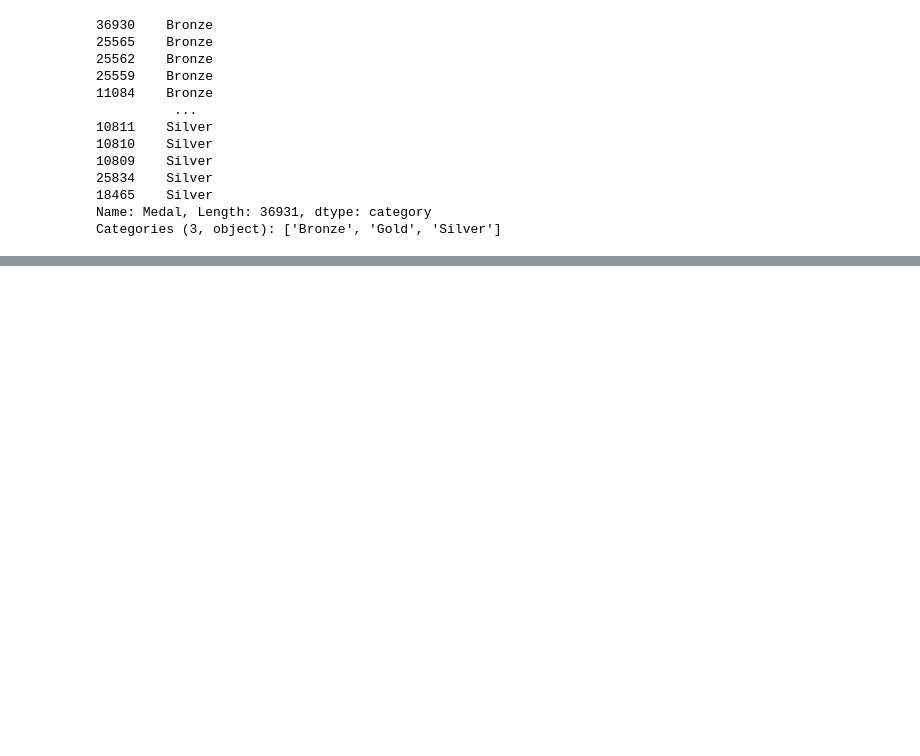
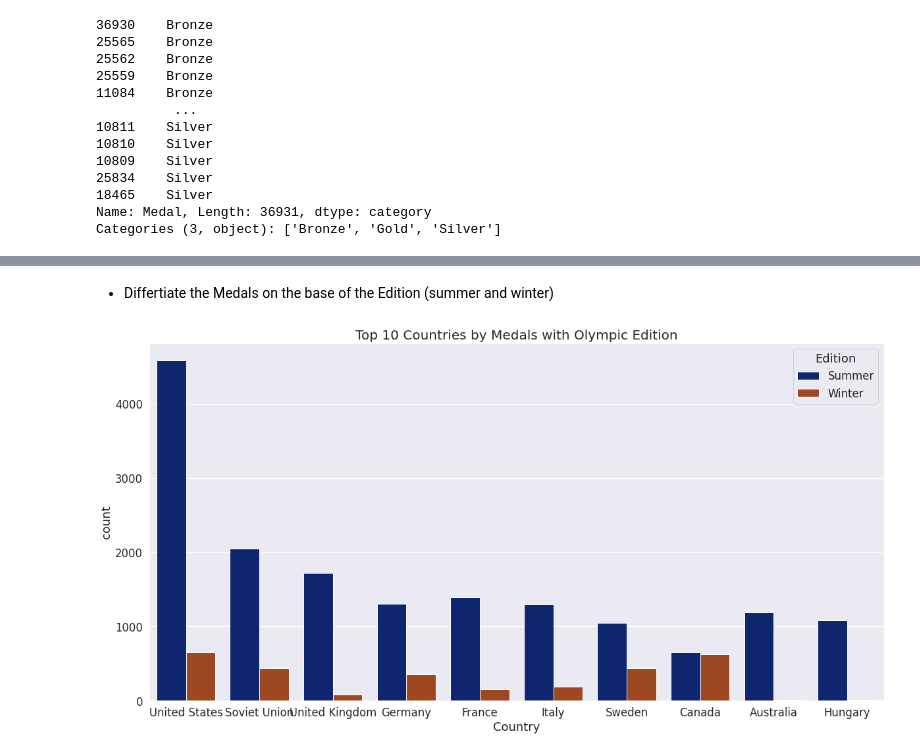
Before and after one commit to kevalsakhiya/pandas-Data-Science, a Jupyter notebook: olympic_analysis/olympic_analysis.ipynb, the cells around one changed output, grey strips where cells are left out. Saved outputs shown, nothing was run; the diff lists cells and outputs as text; code cells hidden in the pictures; blank space fills up the shorter version.

```diff
--- a/olympic_analysis/olympic_analysis.ipynb
+++ b/olympic_analysis/olympic_analysis.ipynb
@@ -277,0 +323,10 @@ olympics.Medal.cat.set_categories(['Bronze', 'Gold', 'Silver'], ordered=True, in
+# %% [markdown]
+* Differtiate the Medals on the base of the Edition (summer and winter)
+# %%
+plt.figure(figsize=(20,10))
+sns.set(font_scale=1.5, palette='dark')
+sns.countplot(data=olympics_10, x='Country', hue='Edition', order=top_10.index)
+plt.title("Top 10 Countries by Medals with Olympic Edition", fontsize=20)
+plt.show()
+# %% [output]
+[figure, added]
```
Also changed, not shown: parts of 15 cells of this notebook.
